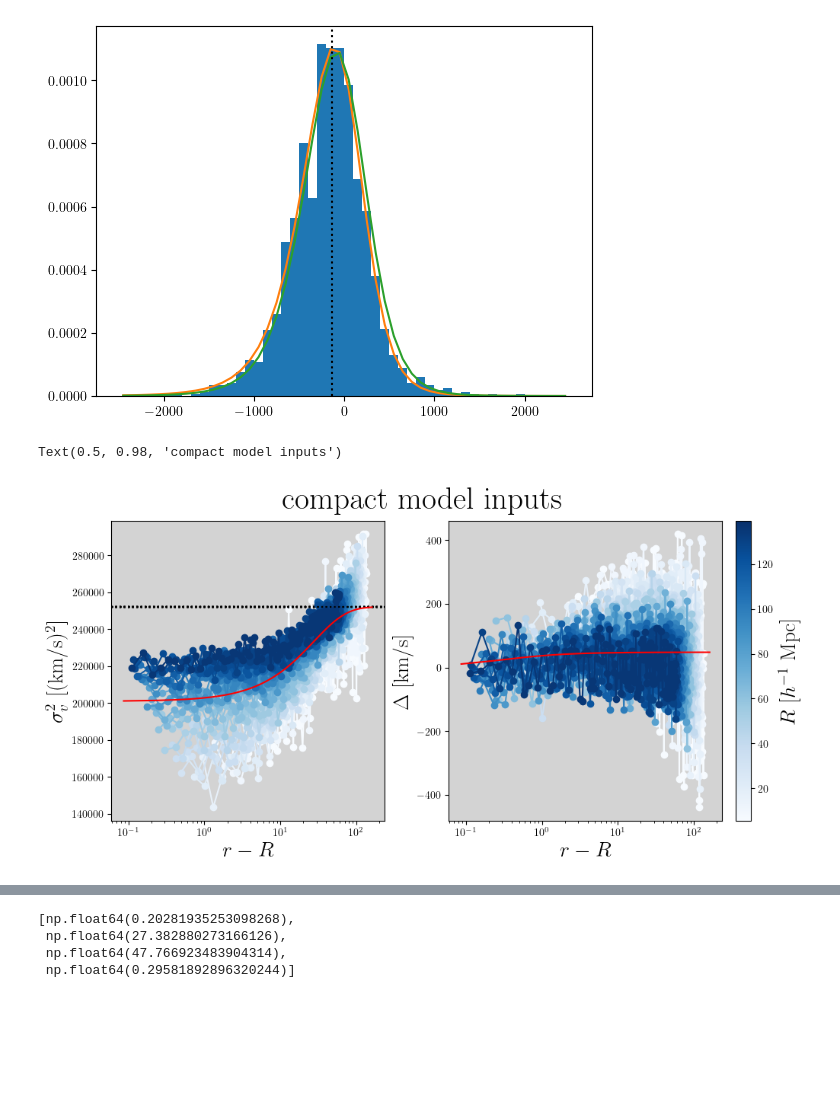
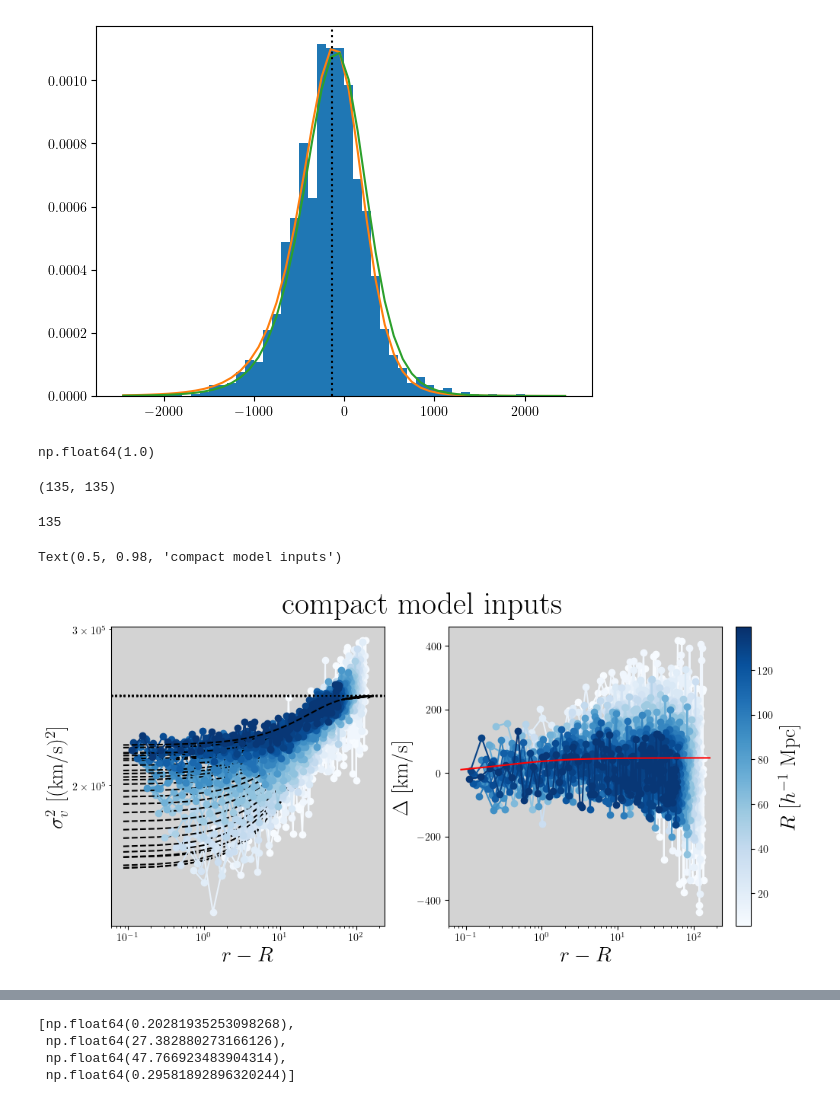
Before and after one commit to cosweeney/compact_streaming, a Jupyter notebook: nb/calibration/compact_halo_calibration.ipynb, the cells around one changed output, grey strips where cells are left out. Drawn from its saved outputs; the diff is of its cells as text; code cells hidden in the pictures; blank space fills up the shorter version.

Commit message:
sim, mass dependence tests

```diff
--- a/nb/compact_halo_calibration.ipynb
+++ b/nb/calibration/compact_halo_calibration.ipynb
@@ -55,3 +55,4 @@ r = np.sqrt(r_p_2d**2 + r_l_2d**2)
 mu = r_p_2d/r
 
 x = r * ( 1 - mu )
+x2 = r - r_p
@@ -467,6 +484,25 @@ def sigma_mod(x, sigma0, A_rho, sigma_rho):
 
 def delta_mod(x, A_delta, sigma_delta):
     return A_delta * x / (sigma_delta + x)
+
+def delta_mod_test(x, A, sigma):
+    return A * x / (1+sigma*x)
+
+def delta_mod_piv(x, A, sigma):
+    x_p = 25
+    return A * (x/x_p) * (1+sigma*x_p) / (1+sigma*x)
+# %%
+np.sum(abs(x -x2) < 1e3 )/len(x.flatten())
+# %% [output]
+np.float64(1.0)
+# %%
+r.shape
+# %% [output]
+(135, 135)
+# %%
+len(r_p)
+# %% [output]
+135
 # %%
 # fit compact functions to \sigma_v, \Delta
 
@@ -487,42 +523,85 @@ com_inputs = [meas_sigv**2, Delta]
 
 # fit models to each input
 
-popt_sig, _ = curve_fit(lambda x, A, s: sigma_mod(x, 355, A, s), x.flatten(), (meas_sigv).flatten(), p0=[0.3, 10], maxfev=5_000)
-popt_del, _ = curve_fit(delta_mod, x.flatten(), Delta.flatten(), p0=[100, 1], maxfev=5_000)
+popt_sig, _ = curve_fit(lambda x, A, s: sigma_mod(x, 355, A, s), x.flatten(), (meas_sigv).flatten(), p0=[0.3, 10], maxfev=5_000, absolute_sigma=True)
+popt_del, del_cov = curve_fit(delta_mod, x.flatten(), Delta.flatten(), p0=[100, 1], maxfev=5_000, absolute_sigma=True)
+popt_del_test, test_cov = curve_fit(delta_mod_test, x.flatten(), Delta.flatten(), p0=[100, 1], maxfev=5_000, absolute_sigma=True)
+popt_del_piv, piv_cov = curve_fit(delta_mod_piv, x.flatten(), Delta.flatten(), p0=[100, 1], maxfev=5_000, absolute_sigma=True)
+
+skip = 5
+
+A_rho_R = np.zeros(len(r_p)//skip)
+A_rho_R_err = np.zeros(len(r_p)//skip)
+
+A_rho_R_free = np.zeros(len(r_p)//skip)
+A_rho_R_free_err = np.zeros(len(r_p)//skip)
+
+sig_rho_fix = popt_sig[1]
+sig_rho_free = np.zeros(len(r_p)//skip)
+
+xs = np.linspace(x.min()*(1-0.2), x.max()*(1+0.2), 1000)
 
 fig, ax = plt.subplots(1, 2, figsize=(10, 5), layout='constrained')
 
-for j in range(0, len(r_p), 5):
+
+for j in range(0, len(r_p), skip):
     for i in range(2):
 
         y = com_inputs[i][j, :]
 
-        ax[i].plot(x[j], y, marker='o', c=cmaps[0][j])
+        ax[i].plot(x2[:, j], y, marker='o', c=cmaps[0][j])
 
         if i == 0:
             ax[i].axhline(2*(355)**2, c='k', ls=':')
+            ax[i].set_yscale('log')
+
+            if j == 0:
+                popt, pcov = curve_fit(lambda x, A, s: sigma_mod(x, 355, A, s), x2[:, j], meas_sigv[j, :], p0=popt_sig, maxfev=5_000, absolute_sigma=True)
+                A_rho_R[j//skip], sig_rho_fix = popt[0], 25
+                A_rho_R_err[j//skip] = np.sqrt(pcov[0, 0])
+
+                ax[i].plot(xs, sigma_mod(xs, 355, *popt )**2, c='k', ls='--')
+
+            else:
+                popt, pcov = curve_fit(lambda x, A: sigma_mod(x, 355, A, sig_rho_fix), x2[:, j], meas_sigv[j, :], p0=popt_sig[0], maxfev=5_000, absolute_sigma=True)
+                popt_f, pcov_f = curve_fit(lambda x, A, s: sigma_mod(x, 355, A, s), x2[:, j], meas_sigv[j, :], p0=popt_sig, maxfev=5_000, absolute_sigma=True)
+
+                A_rho_R[j//skip] = popt
+                A_rho_R_err[j//skip] = np.sqrt(pcov)
+
+                A_rho_R_free[j//skip] = popt_f[0]
+                sig_rho_free[j//skip] = popt_f[1]
+                A_rho_R_free_err[j//skip] = np.sqrt(pcov_f[0, 0])
+
+                ax[i].plot(xs, sigma_mod(xs, 355, popt, sig_rho_fix )**2, c='k', ls='--')
+
 
 
         ax[i].set_facecolor('lightgray')
         ax[i].set_xlabel(r'$r-R$', fontsize=20)
         ax[i].set_ylabel(names[i], fontsize=20)
 
         ax[i].set_xscale('log')
 
+
 norm = Normalize(vmin=min(r_p), vmax=max(r_p))
 sm = ScalarMappable(norm=norm, cmap=colormap_list[0])
 sm.set_array([])  # dummy array
 cbar = fig.colorbar(sm, ax=ax[-1])
 cbar.set_label(r"$R \ [h^{-1}$ Mpc]")
 
-xs = np.linspace(x.min()*(1-0.2), x.max()*(1+0.2), 1000)
 
-ax[0].plot(xs, sigma_mod(xs, 355, *popt_sig )**2, c='r') #*popt_sig
+#ax[0].plot(xs, sigma_mod(xs, 355, *popt_sig )**2, c='r') #*popt_sig
 
 ax[1].plot(xs, delta_mod(xs, *popt_del), c='r')
 
+#ax[1].plot(xs, delta_mod_test(xs, *popt_del_test), c='g', ls='--')
+
+#ax[1].plot(xs, delta_mod_piv(xs, *popt_del_piv), c='orange', ls=':')
+
+
 #ax[0].legend(loc='lower right')
 fig.suptitle(rf"compact model inputs", fontsize=30)
 # %% [output]
 Text(0.5, 0.98, 'compact model inputs')
-[figure, old version]
+[figure, new version]
```
Also changed, not shown: parts of 18 cells of this notebook, 13 other files.
